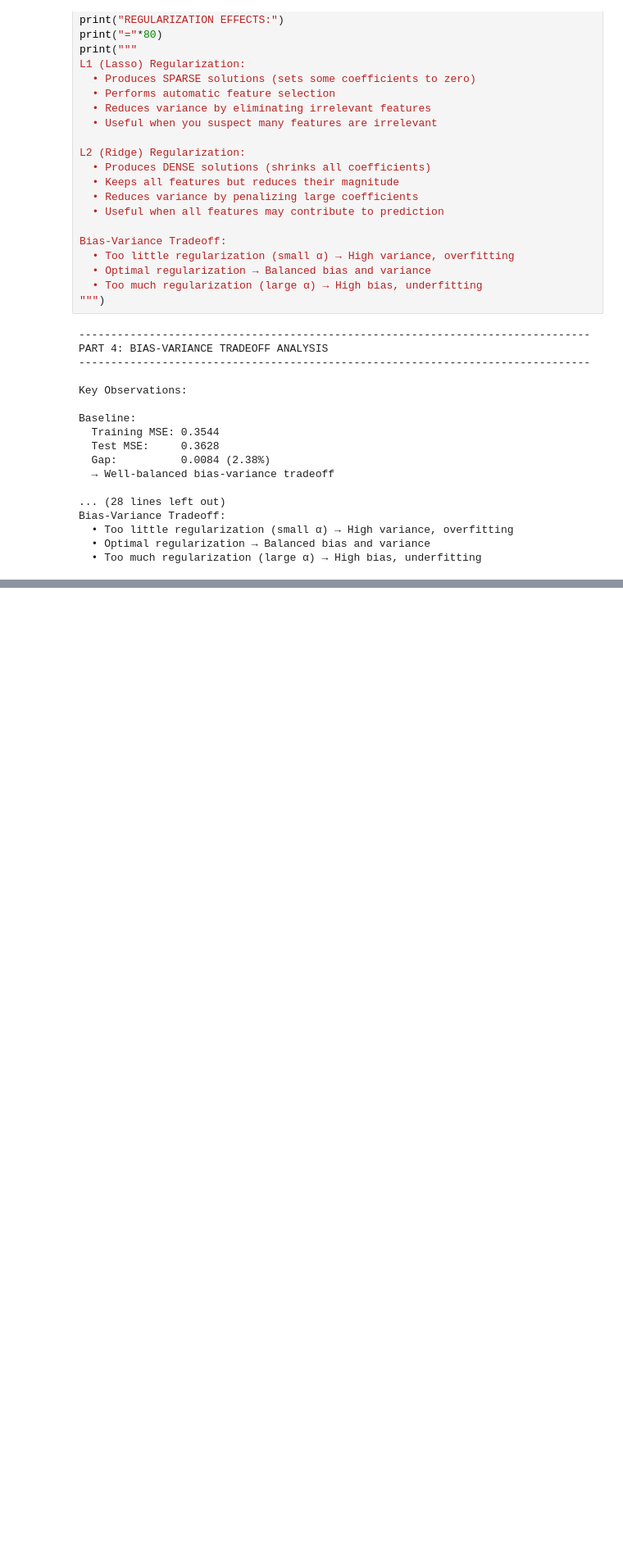
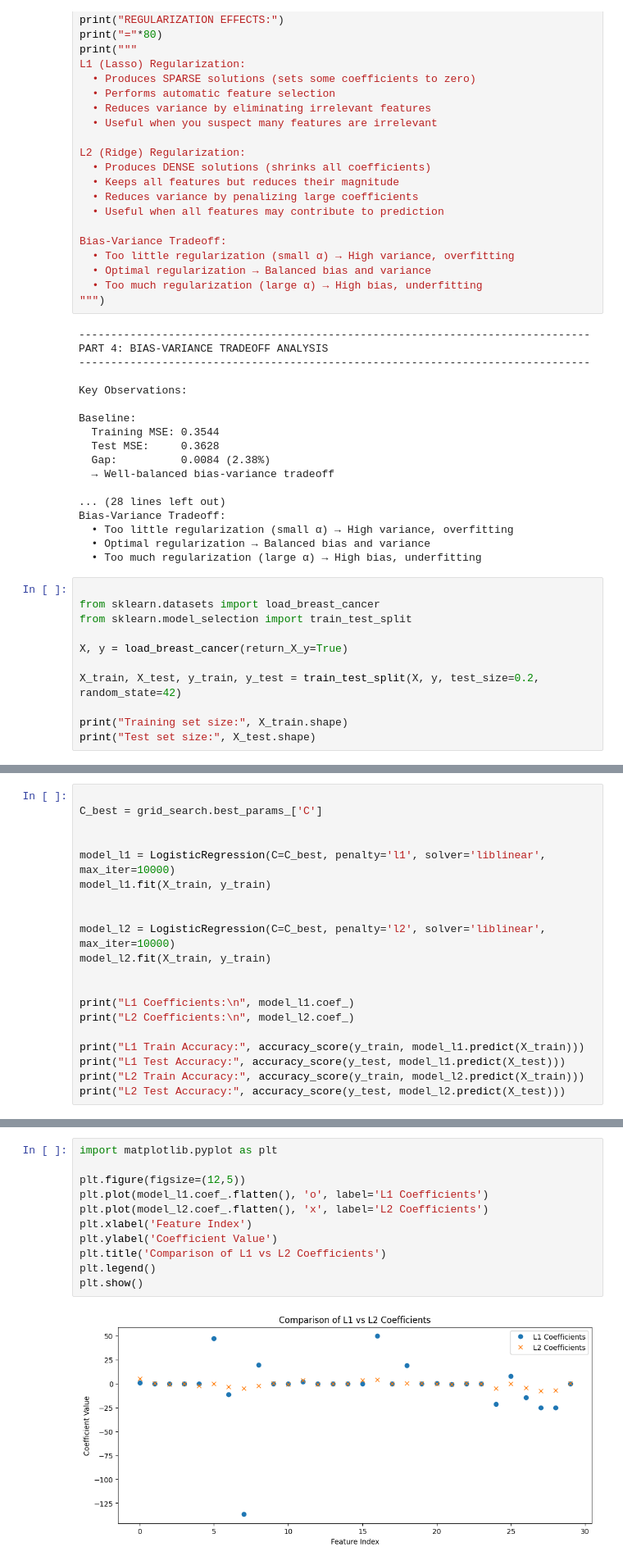
Before and after one commit to lasta63g/Concepts-and-Technologies-of-AI, a Jupyter notebook: Worksheet7.ipynb, the cells around one changed output, grey strips where cells are left out. Shown at 82% size. Cells and saved outputs as stored; diff of their text form; blank space fills up the shorter version.

```diff
--- a/Worksheet7.ipynb
+++ b/Worksheet7.ipynb
@@ -585,3 +585,14 @@ Bias-Variance Tradeoff:
   • Too little regularization (small α) → High variance, overfitting
   • Optimal regularization → Balanced bias and variance
   • Too much regularization (large α) → High bias, underfitting
+# %%
+
+from sklearn.datasets import load_breast_cancer
+from sklearn.model_selection import train_test_split
+
+X, y = load_breast_cancer(return_X_y=True)
+
+X_train, X_test, y_train, y_test = train_test_split(X, y, test_size=0.2, random_state=42)
+
+print("Training set size:", X_train.shape)
+print("Test set size:", X_test.shape)
@@ -587,0 +657,20 @@ Bias-Variance Tradeoff:
+# %%
+
+C_best = grid_search.best_params_['C']
+
+
+model_l1 = LogisticRegression(C=C_best, penalty='l1', solver='liblinear', max_iter=10000)
+model_l1.fit(X_train, y_train)
+
+
+model_l2 = LogisticRegression(C=C_best, penalty='l2', solver='liblinear', max_iter=10000)
+model_l2.fit(X_train, y_train)
+
+
+print("L1 Coefficients:\n", model_l1.coef_)
+print("L2 Coefficients:\n", model_l2.coef_)
+
+print("L1 Train Accuracy:", accuracy_score(y_train, model_l1.predict(X_train)))
+print("L1 Test Accuracy:", accuracy_score(y_test, model_l1.predict(X_test)))
+print("L2 Train Accuracy:", accuracy_score(y_train, model_l2.predict(X_train)))
+print("L2 Test Accuracy:", accuracy_score(y_test, model_l2.predict(X_test)))
@@ -587,0 +697,13 @@ Bias-Variance Tradeoff:
+# %%
+import matplotlib.pyplot as plt
+
+plt.figure(figsize=(12,5))
+plt.plot(model_l1.coef_.flatten(), 'o', label='L1 Coefficients')
+plt.plot(model_l2.coef_.flatten(), 'x', label='L2 Coefficients')
+plt.xlabel('Feature Index')
+plt.ylabel('Coefficient Value')
+plt.title('Comparison of L1 vs L2 Coefficients')
+plt.legend()
+plt.show()
+# %% [output]
+[figure, added]
```
Also changed, not shown: parts of 4 cells of this notebook.
